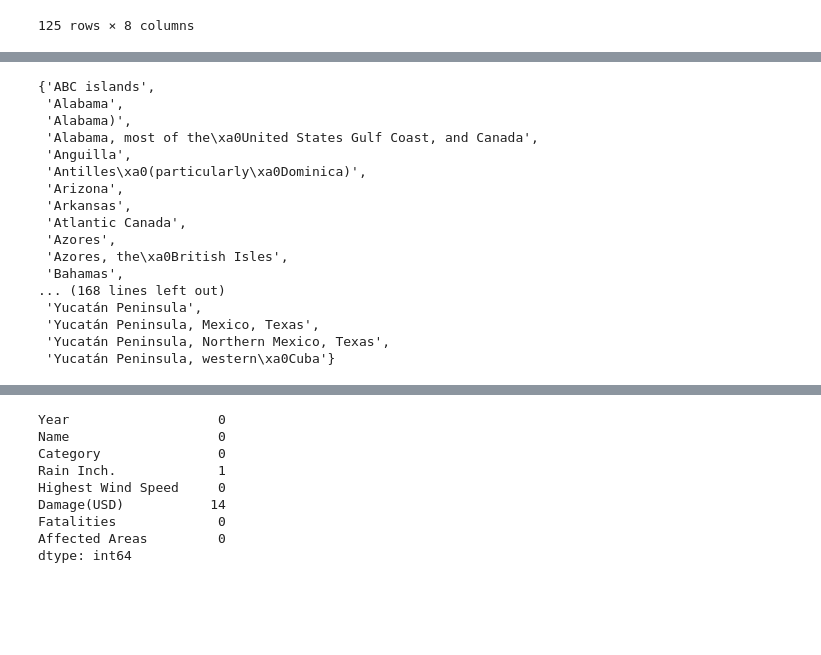
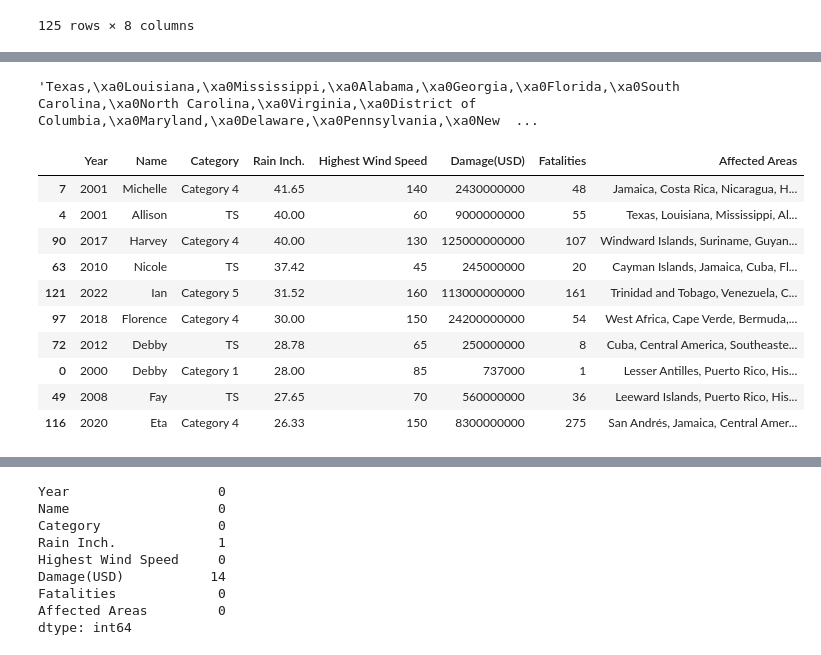
Before and after one commit to nghosh24/dsc106-final-project, a Jupyter notebook: final-project.ipynb, the cells around one changed output, grey strips where cells are left out. Drawn from its saved outputs; the diff is of its cells as text; code cells hidden in the pictures; blank space fills up the shorter version.

```diff
--- a/final-project.ipynb
+++ b/final-project.ipynb
@@ -47,25 +22,18 @@ df['Affected Areas'][4].split(",\xa0")
-# %%
-all_places = []
-for i in range(len(df)):
-    places = df['Affected Areas'][i].split(",\xa0")
-    all_places += places
-
-set(all_places)
-# %% [output]
-{'ABC islands',
- 'Alabama',
- 'Alabama)',
- 'Alabama, most of the\xa0United States Gulf Coast, and Canada',
- 'Anguilla',
- 'Antilles\xa0(particularly\xa0Dominica)',
- 'Arizona',
- 'Arkansas',
- 'Atlantic Canada',
- 'Azores',
- 'Azores, the\xa0British Isles',
- 'Bahamas',
-... (168 lines left out)
- 'Yucatán Peninsula',
- 'Yucatán Peninsula, Mexico, Texas',
- 'Yucatán Peninsula, Northern Mexico, Texas',
- 'Yucatán Peninsula, western\xa0Cuba'}
+# %%
+df['Affected Areas'][4]
+# %% [output]
+'Texas,\xa0Louisiana,\xa0Mississippi,\xa0Alabama,\xa0Georgia,\xa0Florida,\xa0South Carolina,\xa0North Carolina,\xa0Virginia,\xa0District of Columbia,\xa0Maryland,\xa0Delaware,\xa0Pennsylvania,\xa0New  ...
+# %%
+df.sort_values(by='Rain Inch.', ascending=False).head(10)
+# %% [output]
+|  | Year | Name | Category | Rain Inch. | Highest Wind Speed | Damage(USD) | Fatalities | Affected Areas |
+| 7 | 2001 | Michelle | Category 4 | 41.65 | 140 | 2430000000 | 48 | Jamaica, Costa Rica, Nicaragua, H... |
+| 4 | 2001 | Allison | TS | 40.00 | 60 | 9000000000 | 55 | Texas, Louisiana, Mississippi, Al... |
+| 90 | 2017 | Harvey | Category 4 | 40.00 | 130 | 125000000000 | 107 | Windward Islands, Suriname, Guyan... |
+| 63 | 2010 | Nicole | TS | 37.42 | 45 | 245000000 | 20 | Cayman Islands, Jamaica, Cuba, Fl... |
+| 121 | 2022 | Ian | Category 5 | 31.52 | 160 | 113000000000 | 161 | Trinidad and Tobago, Venezuela, C... |
+| 97 | 2018 | Florence | Category 4 | 30.00 | 150 | 24200000000 | 54 | West Africa, Cape Verde, Bermuda,... |
+| 72 | 2012 | Debby | TS | 28.78 | 65 | 250000000 | 8 | Cuba, Central America, Southeaste... |
+| 0 | 2000 | Debby | Category 1 | 28.00 | 85 | 737000 | 1 | Lesser Antilles, Puerto Rico, His... |
+| 49 | 2008 | Fay | TS | 27.65 | 70 | 560000000 | 36 | Leeward Islands, Puerto Rico, His... |
+| 116 | 2020 | Eta | Category 4 | 26.33 | 150 | 8300000000 | 275 | San Andrés, Jamaica, Central Amer... |
```
Also changed, not shown: parts of 5 cells of this notebook, 4 other files.
